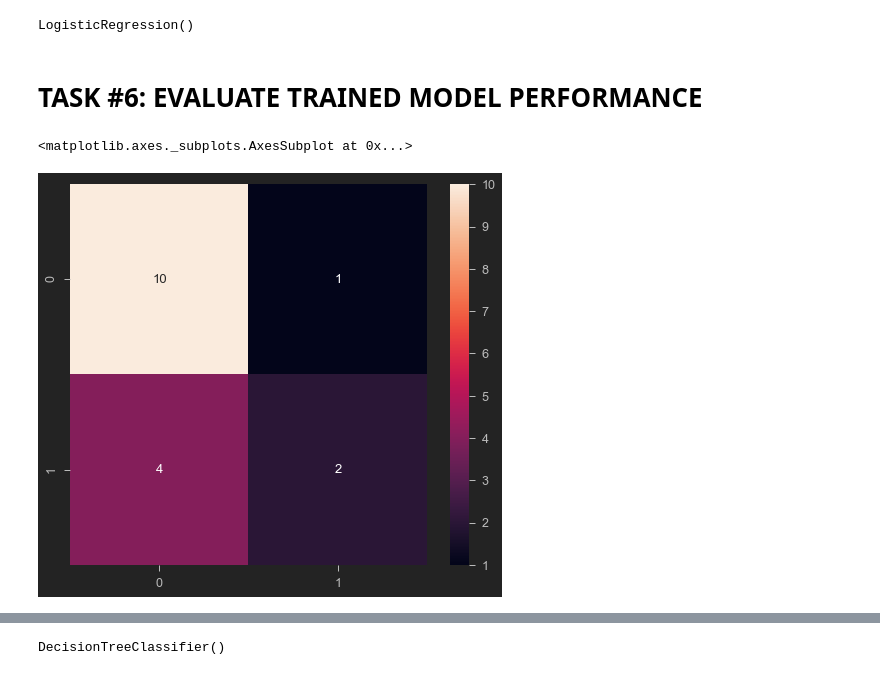
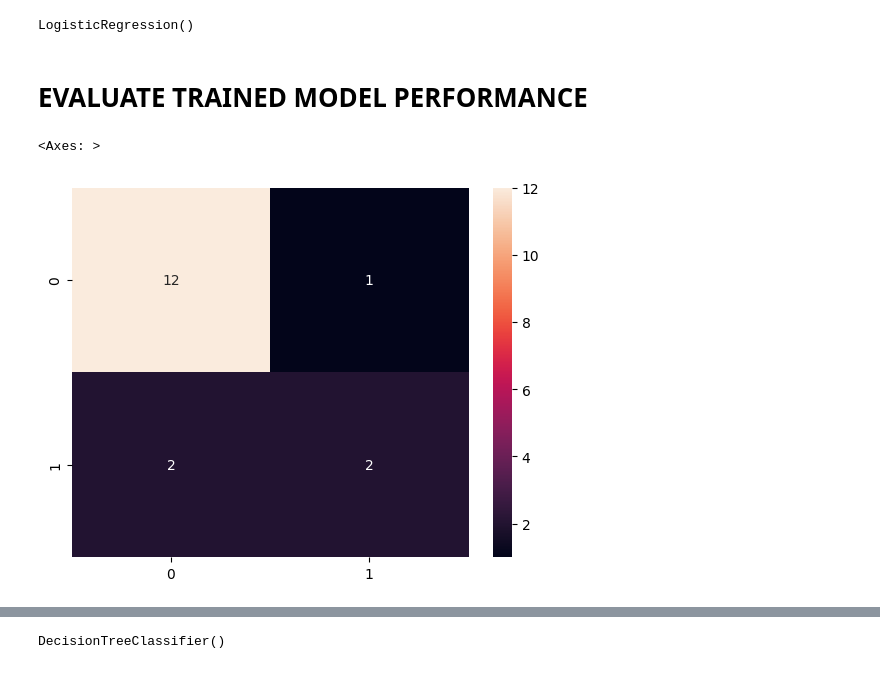
Before and after one commit to rupin-gore/Kyphosis-Disease-Classsification, a Jupyter notebook: Kyphosis Disease Classification.ipynb, the cells around one changed output, grey strips where cells are left out. Saved outputs shown, nothing was run; the diff lists cells and outputs as text; code cells hidden in the pictures.

```diff
--- a/Kyphosis Disease Classification.ipynb
+++ b/Kyphosis Disease Classification.ipynb
@@ -54,0 +8,2 @@ memory usage: 2.7+ KB
+# %%
+Kyphosis_df = pd.read_csv('kyphosis.csv')
@@ -102,5 +116,7 @@ plt.figure(figsize=(10,10))
 # %%
 # Let's drop the target label coloumns
+X = Kyphosis_df.drop(['Kyphosis'], axis=1)
+Y = Kyphosis_df['Kyphosis']
 # %%
 X
 # %% [output]
@@ -135,2 +151,4 @@ Name: Kyphosis, Length: 81, dtype: int32
 # %%
 from sklearn.model_selection import train_test_split
+# %%
+X_train, X_test, Y_train, Y_test = train_test_split(X, Y, test_size=0.2)
@@ -161,14 +185,19 @@ y_test.shape
 (17,)
 # %%
 from sklearn.linear_model import LogisticRegression
+model = LogisticRegression()
+model.fit(X_train, Y_train)
 # %% [output]
 LogisticRegression()
 # %% [markdown]
-# TASK #6: EVALUATE TRAINED MODEL PERFORMANCE
+# EVALUATE TRAINED MODEL PERFORMANCE
 # %%
 from sklearn.metrics import classification_report, confusion_matrix
 # %%
 # Predicting the Test set results
+y_predict_test = model.predict(X_test)
+cm = confusion_matrix(Y_test, y_predict_test)
+sns.heatmap(cm, annot=True)
 # %% [output]
-<matplotlib.axes._subplots.AxesSubplot at 0x...>
+<Axes: >
-[figure, old version]
+[figure, new version]
```
Also changed, not shown: parts of 56 cells of this notebook.
